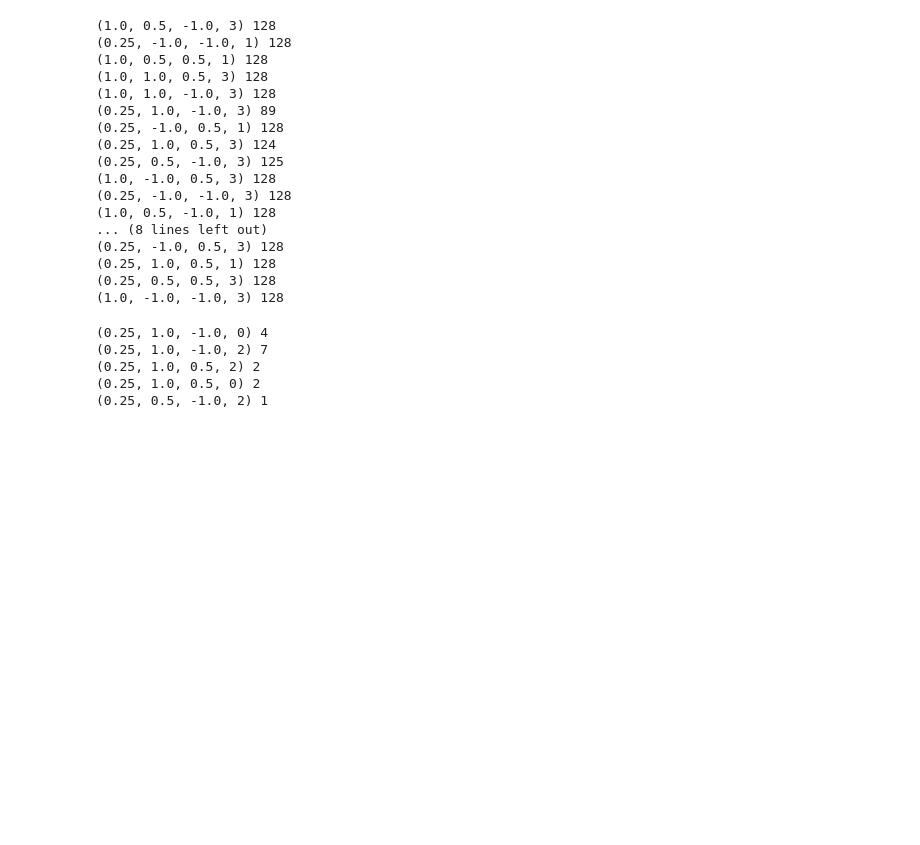
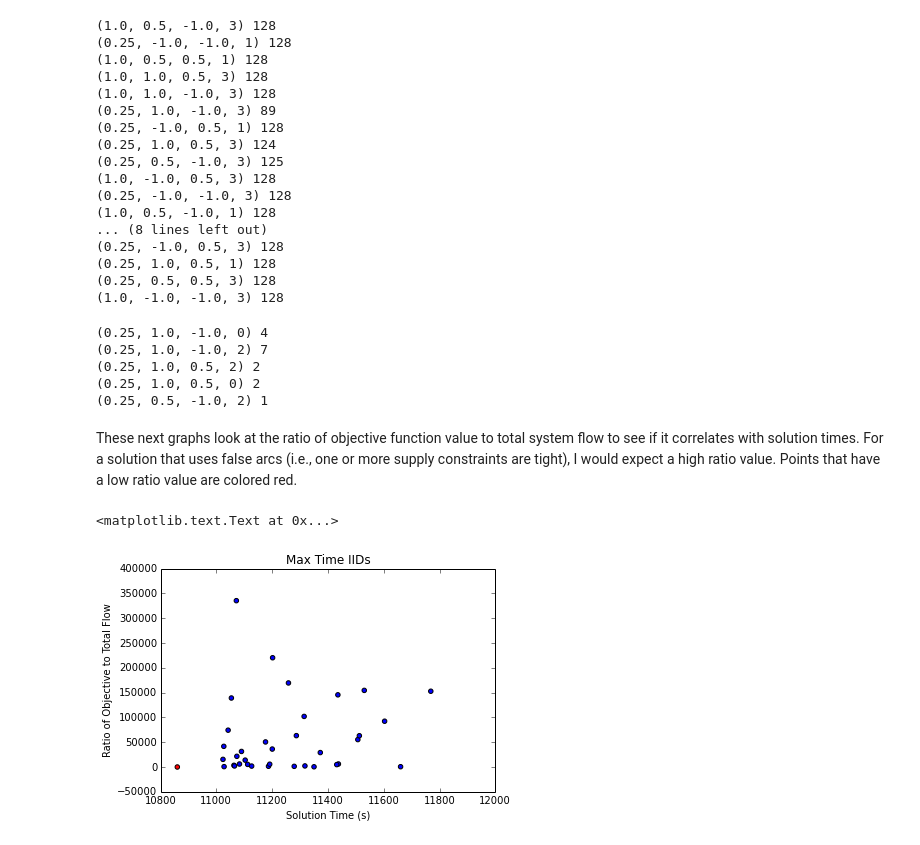
Before and after one commit to gidden/cyclopts, a Jupyter notebook: nbs/classify_output.ipynb, the cells around one changed output. Saved outputs shown, nothing was run; the diff lists cells and outputs as text; code cells hidden in the pictures; blank space fills up the shorter version.

```diff
--- a/nbs/classify_output.ipynb
+++ b/nbs/classify_output.ipynb
@@ -261,3 +264,48 @@ c = count_elems(lst, verbose=True)
 (0.25, 1.0, 0.5, 2) 2
 (0.25, 1.0, 0.5, 0) 2
 (0.25, 0.5, -1.0, 2) 1
+# %%
+times = defaultdict(list)
+for x in results.iterrows():
+    times[x['solver']].append((x['instid'], x['time']))
+
+objectives = defaultdict(list)
+for x in results.iterrows():
+    objectives[x['solver']].append((x['instid'], x['objective']))
+
+pref_flow = defaultdict(list)
+for x in results.iterrows():
+    pref_flow[x['solver']].append((x['instid'], x['pref_flow']))
+
+sum_flow = defaultdict(float)
+for x in flows.iterrows():
+    sum_flow[x['solnid']] += x['flow']
+
+solns = {x['solnid']: (x['instid'], x['solver']) for x in results.iterrows()}
+total_flow = defaultdict(list)
+for sid, flow in sum_flow.items():
+    solver = solns[sid][1]
+    iid = solns[sid][0]
+    total_flow[solver].append((iid, flow))
+    cbc_flows = {x[0]: x[1] for x in total_flow['cbc']}
+cbc_obj = {x[0]: x[1] for x in objectives['cbc']}
+cbc_times = {x[0]: x[1] for x in times['cbc']}
+# %% [markdown]
+These next graphs look at the ratio of objective function value to total system flow to see if it correlates with solution times. For a solution that uses false arcs (i.e., one or more supply constraints are tight), I would expect a high ratio value. Points that have a low ratio value are colored red.
+# %%
+def plt_ratio(iids, lim=2):
+    y = np.array([cbc_obj[i] / cbc_flows[i] for i in iids])
+    x = np.array([cbc_times[i] for i in iids])
+    c = np.array(['b'] * len(y))
+    c[y < lim] = 'r'
+    plt.xlabel('Solution Time (s)')
+    plt.ylabel('Ratio of Objective to Total Flow')
+    #plt.xlim(0, max(x))
+    plt.scatter(x, y, c=c)
+# %%
+iids = [i for i in max_iids if cbc_obj[i] < 1e8]
+plt_ratio(iids, lim=3)
+plt.title('Max Time IIDs')
+# %% [output]
+<matplotlib.text.Text at 0x...>
+[figure, added]
```
Also changed, not shown: parts of 4 cells of this notebook, 1 other file.
